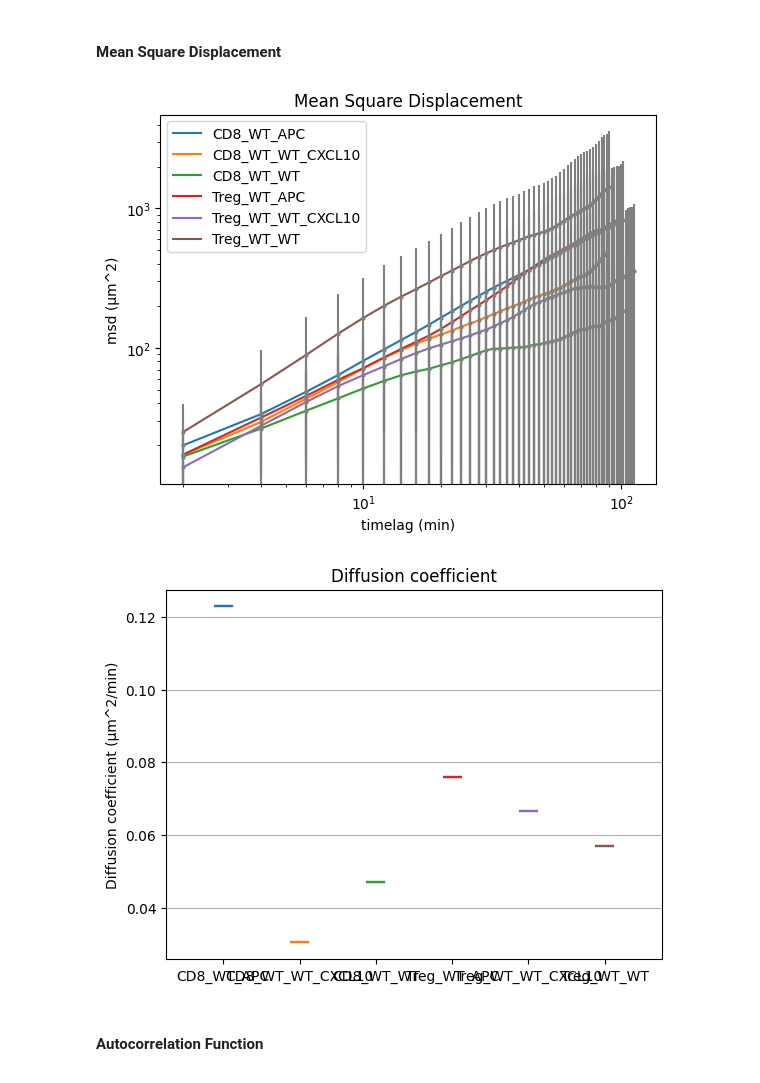
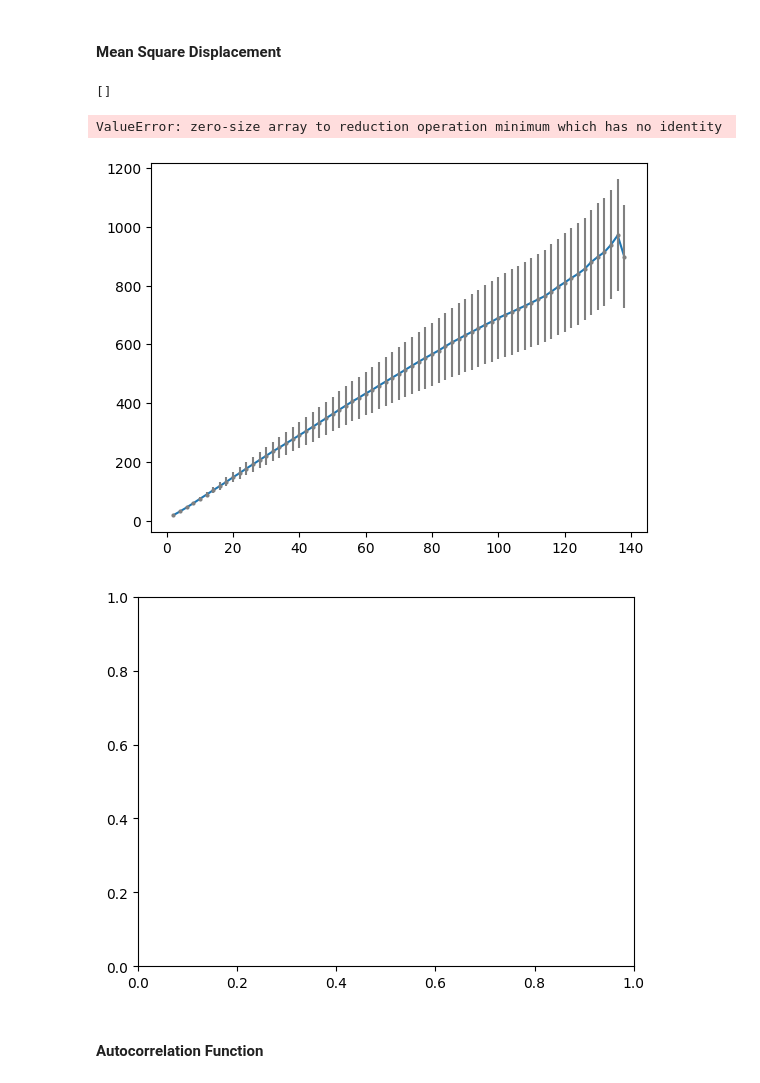
Before and after one commit to pcanaleta/tanalysis, a Jupyter notebook: trajectory_analysis.ipynb, the cells around one changed output. Drawn from its saved outputs; the diff is of its cells as text; code cells hidden in the pictures.

```diff
--- a/trajectory_analysis.ipynb
+++ b/trajectory_analysis.ipynb
@@ -387,7 +387,7 @@ for file in os.listdir(excel_dirname):
         ax[0,col].plot(np.asarray(og_track[['x']]), np.asarray(og_track[['y']]), color=cmap(mean_velocity))
         ax[0,col].set_xlabel('x (μm)')
         ax[0,col].set_ylabel('y (μm)')
-        ax[0,col].set_title(f'Filtered {og_names} ({len(og_ids)} tracks)')
+        ax[0,col].set_title(f'Original {og_names} ({len(og_ids)} tracks)')
     col+=1
 
 sm = mpl.cm.ScalarMappable(cmap=cmap, norm=mpl.colors.Normalize(limits[2][0], limits[2][1]))
@@ -587,37 +582,40 @@ file_list=[]
 fig1, ax1 = plt.subplots()
 fig2, ax2 = plt.subplots()
 pos = [1]
 labels=[]
 titles = ['Mean Square Displacement', 'Diffusion coefficient']
 for file in os.listdir(results_dirname):
     if 'msd' in file:
         file_name = file.replace(os.path.splitext(file)[-1],'').replace('_msd','')
         path = os.path.join(results_dirname, file)
         df_msd = pd.read_excel(path, sheet_name='mean_msd').to_numpy()
-        df_dc = pd.read_excel(path, sheet_name='diff_coef').to_numpy()
+        df_dc = pd.read_excel(path, sheet_name='diff_coef').dropna().to_numpy().T
+        print(df_dc)
 
         ax1.plot(df_msd[:,0], df_msd[:,1], label=file_name)
         ax1.errorbar(df_msd[:,0], df_msd[:,1], df_msd[:,2], fmt='o', markersize=2, color='gray')
-        ax2.violinplot(df_dc[:,1], positions=pos, showextrema=True, showmeans=True, quantiles=[0.25,0.75])
+        ax2.violinplot(df_dc, positions=pos, showextrema=True, showmeans=True, quantiles=[0.25,0.75])
         labels.append(file_name)
         pos[0]+=1
 
 ax1.set_title(titles[0])
 ax1.legend()
 ax1.set_xscale('log')
 ax1.set_yscale('log')
 ax1.set_xlabel(f'timelag ({timelapse_units.value})')
 ax1.set_ylabel('msd (μm^2)')
 
 ax2.set_xticks(np.arange(1, len(labels) + 1), labels=labels)
 ax2.set_xlim(0.25, len(labels) + 0.75)
 ax2.set_ylabel(f'Diffusion coefficient (μm^2/min)')
 ax2.grid(True, axis='y')
 ax2.set_title(titles[1])
 plt.show()
 # %% [output]
+[]
+ValueError: zero-size array to reduction operation minimum which has no identity
-[figure, old version]
+[figure, new version]
-[figure, old version]
+[figure, new version]
 # %% [markdown]
 #### Autocorrelation Function
 # %%
```
Also changed, not shown: parts of 6 cells of this notebook, 1 other file.
